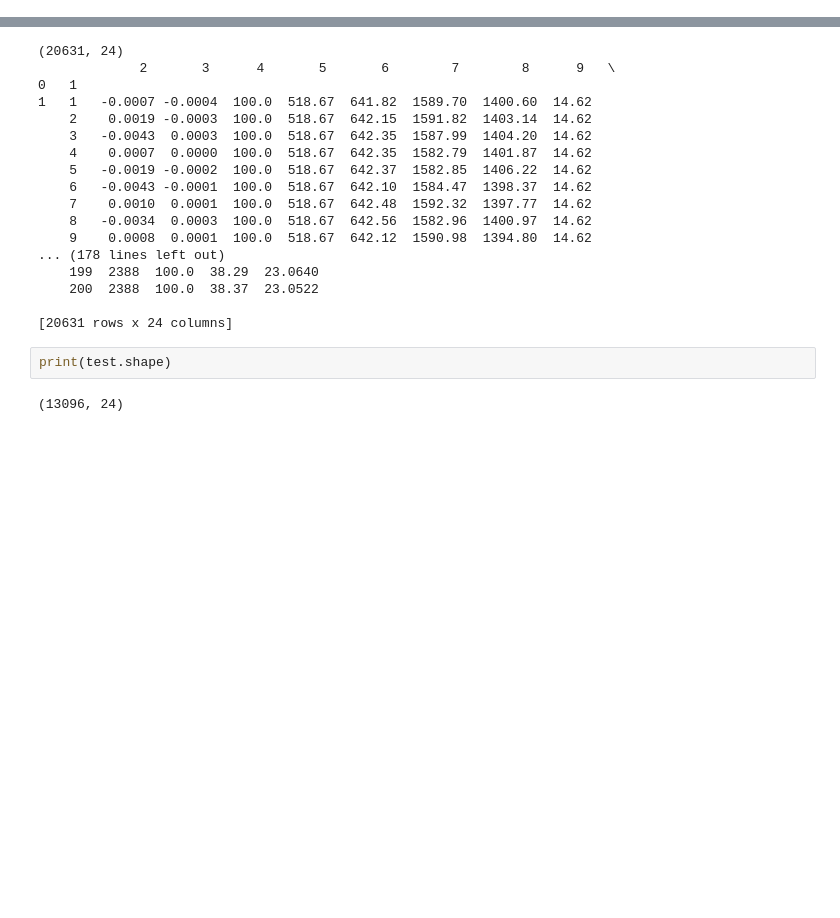
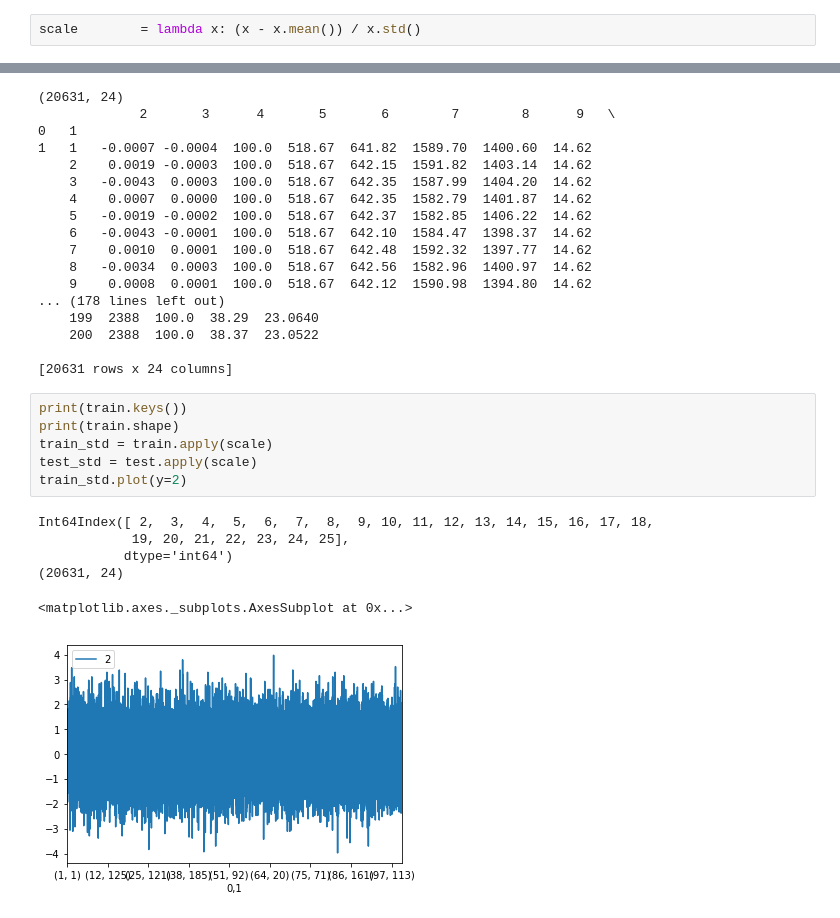
Before and after one commit to tdeneke/tssim, a Jupyter notebook: spike/fault2failure.ipynb, the cells around one changed output, grey strips where cells are left out. Drawn from its saved outputs; the diff is of its cells as text; blank space fills up the shorter version.

```diff
--- a/spike/fault2failure.ipynb
+++ b/spike/fault2failure.ipynb
@@ -8,6 +10,8 @@ from sklearn.decomposition import PCA
 from pandas import *
 import datetime as dt
 import statsmodels.api as sm
+# %%
+scale        = lambda x: (x - x.mean()) / x.std()
 # %%
 train = read_csv('CMAPSSData/train_FD001.txt', sep=' ', header=None, index_col=[0,1], usecols=arange(26))
 test     = read_csv('CMAPSSData/test_FD001.txt', sep=' ', header=None, index_col=[0,1], usecols=arange(26))
@@ -32,7 +36,16 @@ print(train)
     200  2388  100.0  38.37  23.0522
 
 [20631 rows x 24 columns]
-# %%
-print(test.shape)
-# %% [output]
-(13096, 24)
+# %%
+print(train.keys())
+print(train.shape)
+train_std = train.apply(scale)
+test_std = test.apply(scale)
+train_std.plot(y=2)
+# %% [output]
+Int64Index([ 2,  3,  4,  5,  6,  7,  8,  9, 10, 11, 12, 13, 14, 15, 16, 17, 18,
+            19, 20, 21, 22, 23, 24, 25],
+           dtype='int64')
+(20631, 24)
+<matplotlib.axes._subplots.AxesSubplot at 0x...>
+[figure, added]
```
Also changed, not shown: parts of 8 cells of this notebook.
